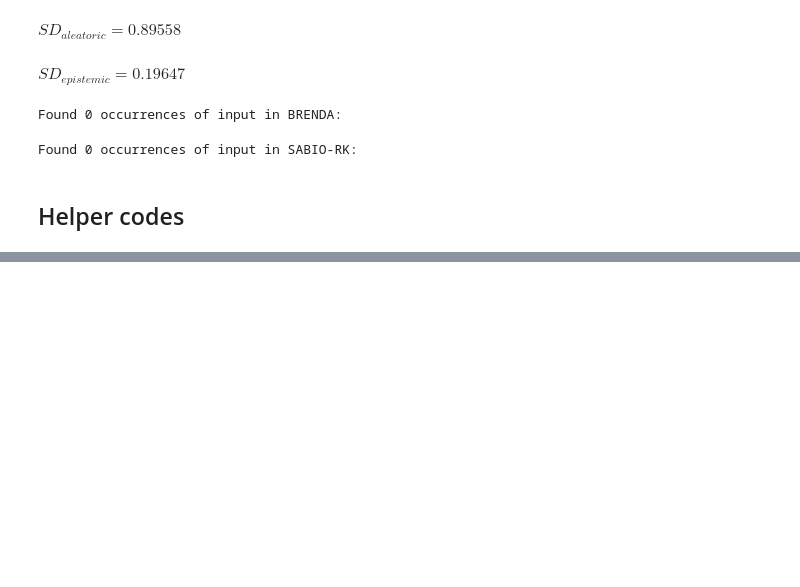
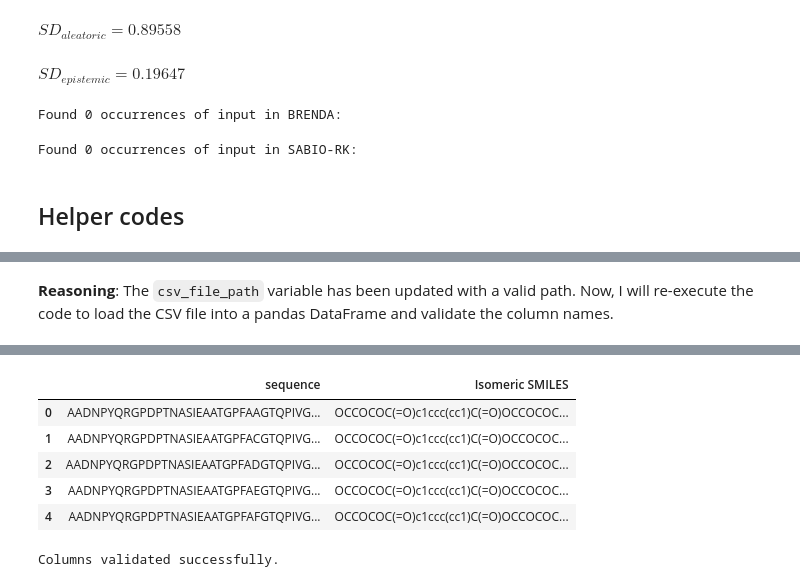
Before and after one commit to vaishnavey/CALVADOS_poly, a Jupyter notebook: colab_demo.ipynb, the cells around one changed output, grey strips where cells are left out. Saved outputs shown, nothing was run; the diff lists cells and outputs as text; code cells hidden in the pictures; blank space fills up the shorter version.

```diff
--- a/colab_demo.ipynb
+++ b/colab_demo.ipynb
@@ -760,0 +838,33 @@ display(HTML(full_html))
+# %%
+csv_file_path = '/content/petseqs.csv' #@param {type:"string"}
+sequence_column_name = 'sequence' #@param {type:"string"}
+smiles_column_name = 'Isomeric SMILES' #@param {type:"string"}
+# %% [markdown]
+**Reasoning**:
+The `csv_file_path` variable has been updated with a valid path. Now, I will re-execute the code to load the CSV file into a pandas DataFrame and validate the column names.
+# %%
+import pandas as pd
+
+try:
+    batch_df = pd.read_csv(csv_file_path)
+    print(f"Successfully loaded '{csv_file_path}'. Head of the DataFrame:")
+    display(batch_df.head())
+
+    # Validate column names
+    if sequence_column_name not in batch_df.columns:
+        print(f"Error: Sequence column '{sequence_column_name}' not found in the CSV file.")
+        batch_df = None # Invalidate DataFrame if column missing
+    if smiles_column_name not in batch_df.columns:
+        print(f"Error: SMILES column '{smiles_column_name}' not found in the CSV file.")
+        batch_df = None # Invalidate DataFrame if column missing
+
+    if batch_df is not None:
+        print("Columns validated successfully.")
+
+except FileNotFoundError:
+    print(f"Error: The file '{csv_file_path}' was not found. Please check the path.")
+    batch_df = None
+except Exception as e:
+    print(f"An error occurred while loading the CSV: {e}")
+    batch_df = None
+# %% [output]
@@ -760,0 +872,7 @@ display(HTML(full_html))
+|  | sequence | Isomeric SMILES |
+| 0 | AADNPYQRGPDPTNASIEAATGPFAAGTQPIVG... | OCCOCOC(=O)c1ccc(cc1)C(=O)OCCOCOC... |
+| 1 | AADNPYQRGPDPTNASIEAATGPFACGTQPIVG... | OCCOCOC(=O)c1ccc(cc1)C(=O)OCCOCOC... |
+| 2 | AADNPYQRGPDPTNASIEAATGPFADGTQPIVG... | OCCOCOC(=O)c1ccc(cc1)C(=O)OCCOCOC... |
+| 3 | AADNPYQRGPDPTNASIEAATGPFAEGTQPIVG... | OCCOCOC(=O)c1ccc(cc1)C(=O)OCCOCOC... |
+| 4 | AADNPYQRGPDPTNASIEAATGPFAFGTQPIVG... | OCCOCOC(=O)c1ccc(cc1)C(=O)OCCOCOC... |
+Columns validated successfully.
```
Also changed, not shown: parts of 12 cells of this notebook.
